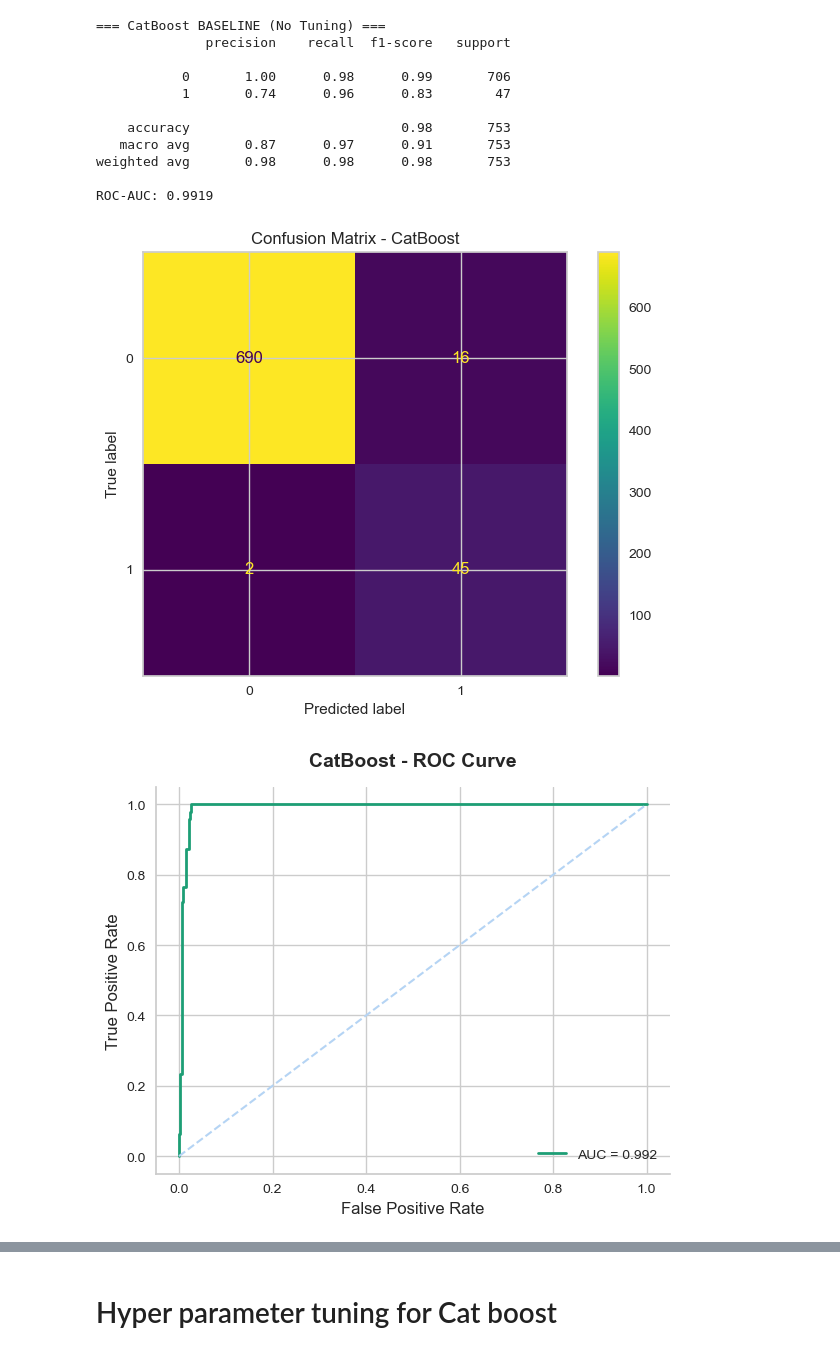
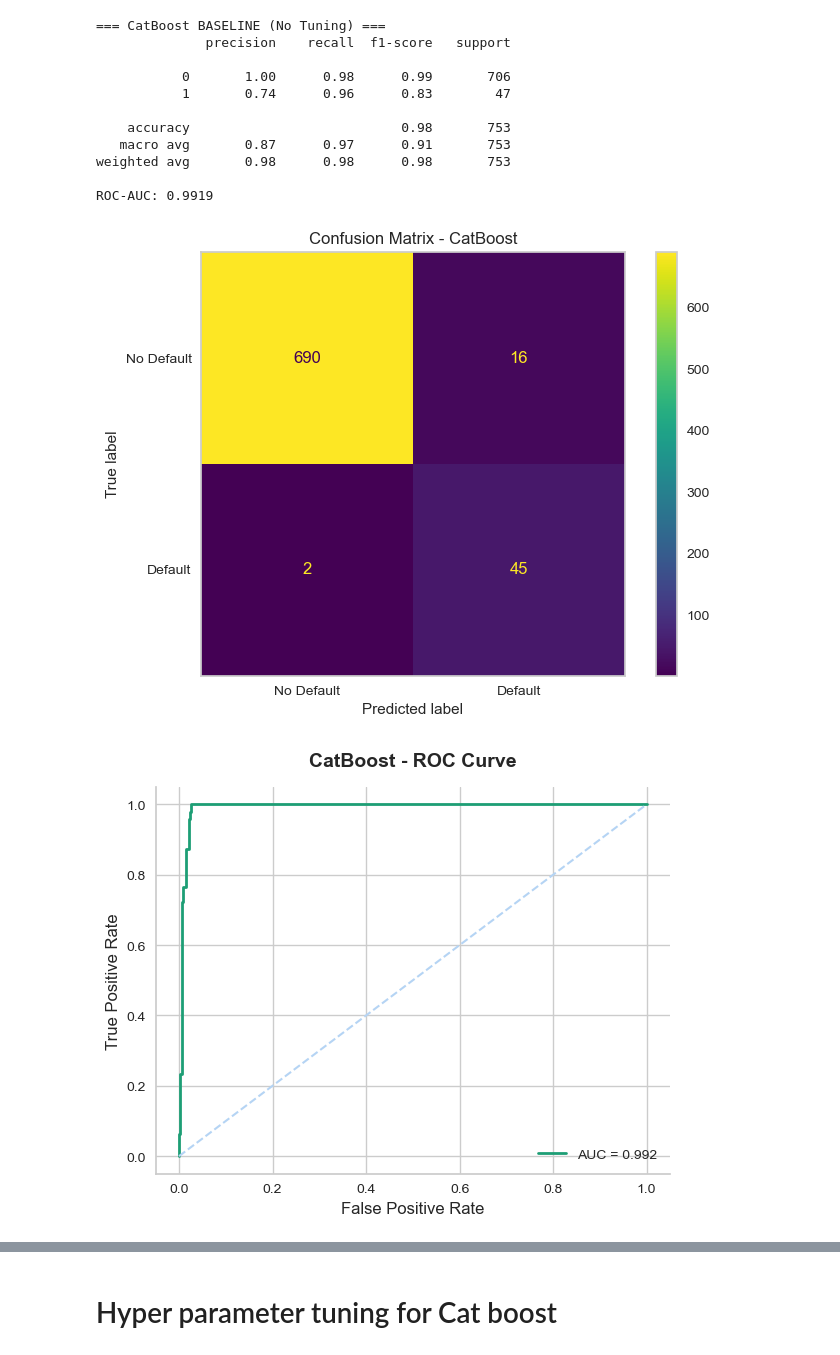
Before and after one commit to Kavindya-1/FYP, a Jupyter notebook: Initial notebook.ipynb, the cells around one changed output, grey strips where cells are left out. Saved outputs shown, nothing was run; the diff lists cells and outputs as text; code cells hidden in the pictures.

```diff
--- a/Initial notebook.ipynb
+++ b/Initial notebook.ipynb
@@ -2556,13 +2556,13 @@ from catboost import CatBoostClassifier
 from sklearn.metrics import classification_report, roc_auc_score
 
 # ── Convert any category dtype back to string ──
+
 X_train_cb = X_train.copy()
 X_test_cb  = X_test.copy()
 
 for col in X_train_cb.select_dtypes(include=['category', 'object']).columns:
     X_train_cb[col] = X_train_cb[col].astype(str)
     X_test_cb[col]  = X_test_cb[col].astype(str)
-
 # ── Identify categorical feature indices ──
 cat_feature_indices = [
     i for i, col in enumerate(X_train_cb.columns)
@@ -2585,7 +2585,7 @@ cat_BASE_model.fit(X_train_cb, y_train, cat_features=cat_feature_indices)
 
 # ── Predict ──
 cat_BASE_proba = cat_BASE_model.predict_proba(X_test_cb)[:, 1]
-cat_BASE_pred  = cat_BASE_model.predict(X_test_cb)
+cat_BASE_pred  = (cat_BASE_proba >= 0.5).astype(int)
 
 # ── Evaluate ──
 print("=== CatBoost BASELINE (No Tuning) ===")
@@ -2609,9 +2609,11 @@ from sklearn.metrics import confusion_matrix, ConfusionMatrixDisplay
 # =========================================================
 cm = confusion_matrix(y_test, cat_BASE_pred)
 
-disp = ConfusionMatrixDisplay(confusion_matrix=cm)
+disp = ConfusionMatrixDisplay(confusion_matrix=cm,
+ display_labels=["No Default", "Default"])
 disp.plot()
 plt.title("Confusion Matrix - CatBoost")
+plt.grid(False)
 plt.show()
 
 import matplotlib.pyplot as plt
@@ -2648,34 +2650,34 @@ feat_imp_df = pd.DataFrame({
     'Importance': feature_importance
 })
 feat_imp_df['Importance_%'] = 100 * feat_imp_df['Importance'] / feat_imp_df['Importance'].sum()
 feat_imp_df = feat_imp_df.sort_values(by='Importance_%', ascending=False).head(15).reset_index(drop=True)
 
 fig, ax = plt.subplots(figsize=(10, 7))
 
 colors = ["#1D9E75" if i == 0 else "#B5D4F4" for i in range(len(feat_imp_df))]
 
 ax.barh(
     feat_imp_df["Feature"],
     feat_imp_df["Importance_%"],
     color     = colors,
     edgecolor = "none"
 )
 ax.invert_yaxis()
 ax.set_xlabel("Importance (%)", fontsize=12)
 ax.set_title("CatBoost - Top 15 Feature Importance", fontsize=14, fontweight="bold", pad=15)
 ax.xaxis.set_major_formatter(mticker.FormatStrFormatter("%.1f%%"))
 ax.spines[["top", "right"]].set_visible(False)
 
 for i, val in enumerate(feat_imp_df["Importance_%"]):
     ax.text(val + 0.2, i, f"{val:.1f}%", va="center", fontsize=10, color="#444441")
 
 plt.tight_layout()
 plt.show()
 
 print("\n=== Feature Importance (%) ===")
 print(feat_imp_df[["Feature", "Importance_%"]])
 # %% [output]
-[figure, old version]
+[figure, new version]
 [figure]
 [figure]
 === Feature Importance (%) ===
```
Also changed, not shown: parts of 38 cells of this notebook, 11 other files.
